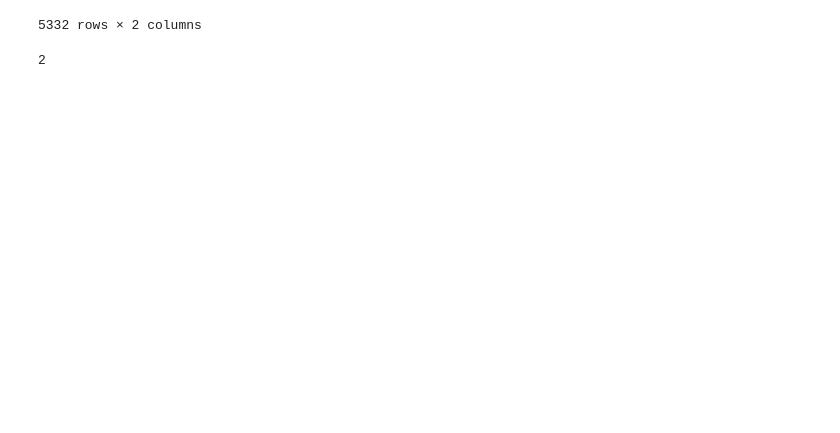
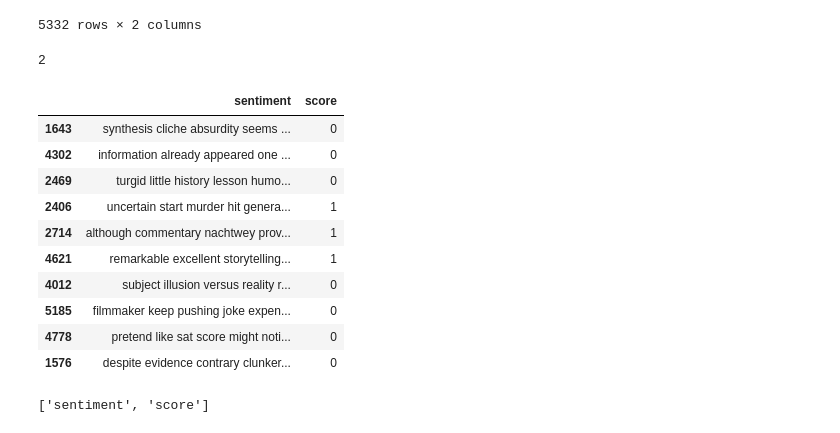
Before and after one commit to Elvis2597/NLP-KAGGLE-Movie-, a Jupyter notebook: rt-polaritydata/Untitled.ipynb, the cells around one changed output. Drawn from its saved outputs; the diff is of its cells as text; code cells hidden in the pictures; blank space fills up the shorter version.

```diff
--- a/rt-polaritydata/Untitled.ipynb
+++ b/rt-polaritydata/Untitled.ipynb
@@ -117,3 +190,22 @@ data_neg
 len(data_neg.columns)
 # %% [output]
 2
+# %%
+df=[data_,data_neg]
+df_data=pd.concat(df)
+# %%
+from sklearn.utils import shuffle
+df_data = shuffle(df_data)
+df_data[:10]
+# %% [output]
+|  | sentiment | score |
+| 1643 | synthesis cliche absurdity seems ... | 0 |
+| 4302 | information already appeared one ... | 0 |
+| 2469 | turgid little history lesson humo... | 0 |
+| 2406 | uncertain start murder hit genera... | 1 |
+| 2714 | although commentary nachtwey prov... | 1 |
+| 4621 | remarkable excellent storytelling... | 1 |
+| 4012 | subject illusion versus reality r... | 0 |
+| 5185 | filmmaker keep pushing joke expen... | 0 |
+| 4778 | pretend like sat score might noti... | 0 |
+| 1576 | despite evidence contrary clunker... | 0 |
@@ -119,0 +215,4 @@ len(data_neg.columns)
+# %%
+N
+# %% [output]
+['sentiment', 'score']
```
Also changed, not shown: parts of 12 cells of this notebook.
